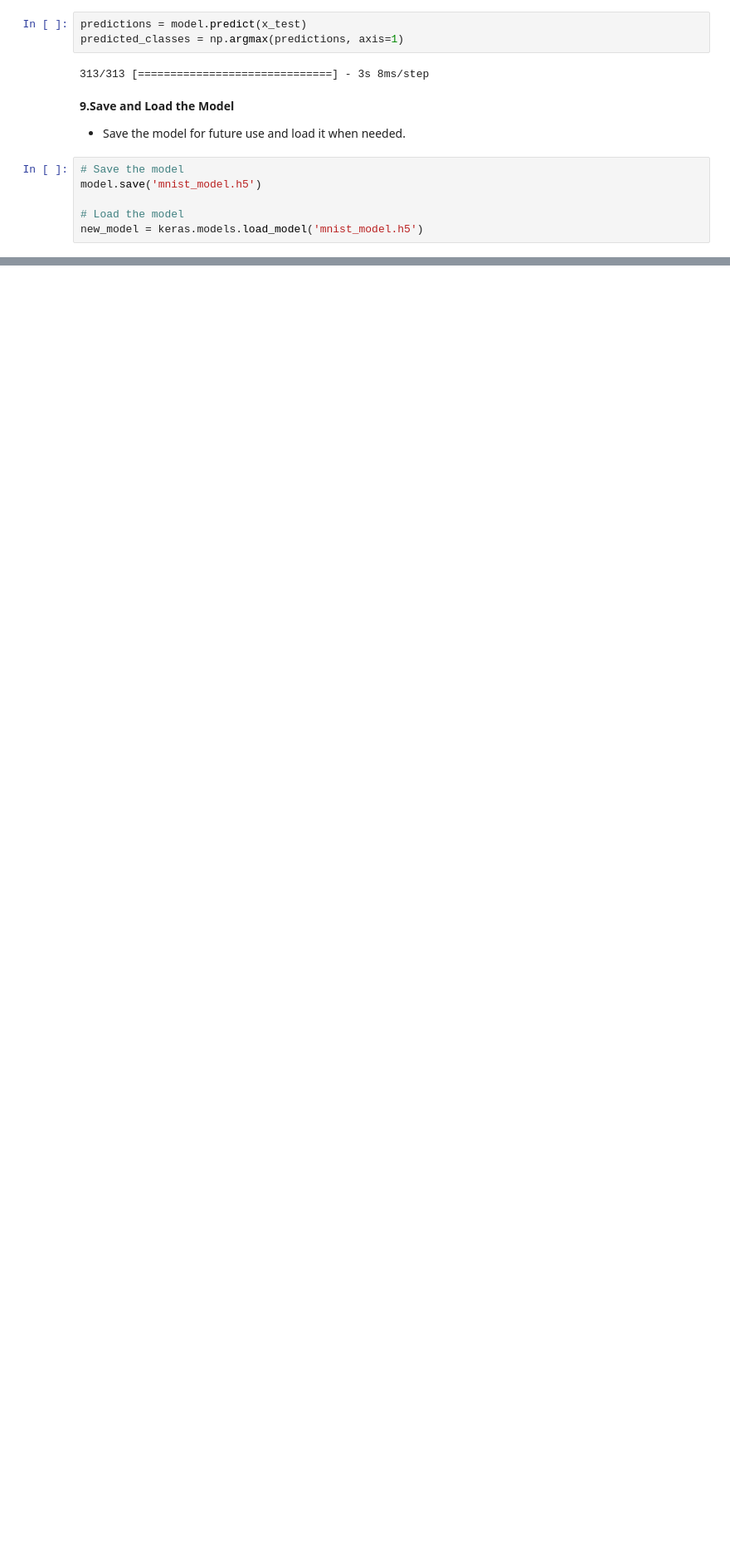
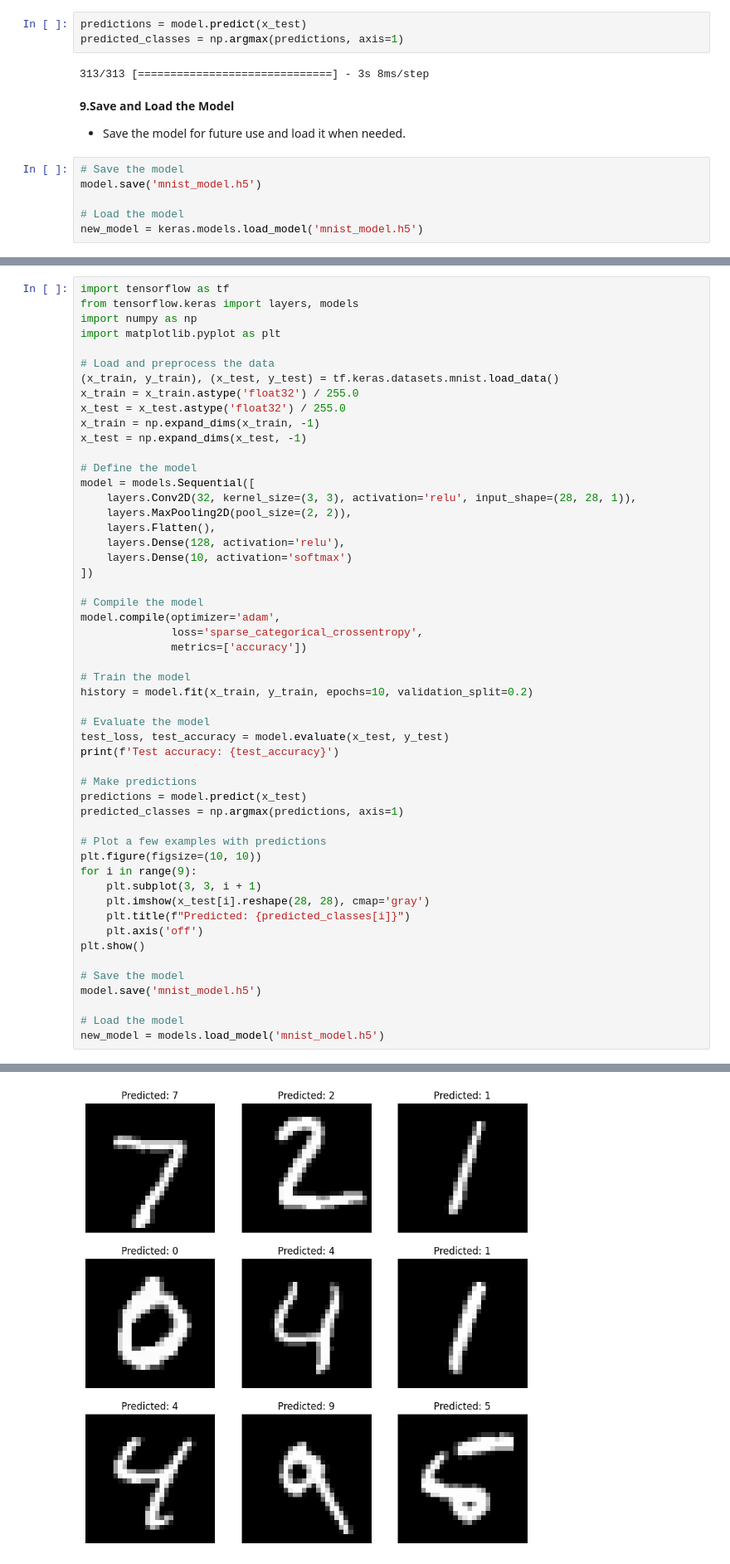
Before and after one commit to mukeshrock7897/TensorFlow_Notes, a Jupyter notebook: Beginner_Level_TensorFlow_2_0.ipynb, the cells around one changed output, grey strips where cells are left out. Shown: that part at 83% size. Cells and saved outputs as stored; diff of their text form; blank space fills up the shorter version.

```diff
--- a/Beginner_Level_TensorFlow_2_0.ipynb
+++ b/Beginner_Level_TensorFlow_2_0.ipynb
@@ -959,0 +981,53 @@ new_model = keras.models.load_model('mnist_model.h5')
+# %%
+import tensorflow as tf
+from tensorflow.keras import layers, models
+import numpy as np
+import matplotlib.pyplot as plt
+
+# Load and preprocess the data
+(x_train, y_train), (x_test, y_test) = tf.keras.datasets.mnist.load_data()
+x_train = x_train.astype('float32') / 255.0
+x_test = x_test.astype('float32') / 255.0
+x_train = np.expand_dims(x_train, -1)
+x_test = np.expand_dims(x_test, -1)
+
+# Define the model
+model = models.Sequential([
+    layers.Conv2D(32, kernel_size=(3, 3), activation='relu', input_shape=(28, 28, 1)),
+    layers.MaxPooling2D(pool_size=(2, 2)),
+    layers.Flatten(),
+    layers.Dense(128, activation='relu'),
+    layers.Dense(10, activation='softmax')
+])
+
+# Compile the model
+model.compile(optimizer='adam',
+              loss='sparse_categorical_crossentropy',
+              metrics=['accuracy'])
+
+# Train the model
+history = model.fit(x_train, y_train, epochs=10, validation_split=0.2)
+
+# Evaluate the model
+test_loss, test_accuracy = model.evaluate(x_test, y_test)
+print(f'Test accuracy: {test_accuracy}')
+
+# Make predictions
+predictions = model.predict(x_test)
+predicted_classes = np.argmax(predictions, axis=1)
+
+# Plot a few examples with predictions
+plt.figure(figsize=(10, 10))
+for i in range(9):
+    plt.subplot(3, 3, i + 1)
+    plt.imshow(x_test[i].reshape(28, 28), cmap='gray')
+    plt.title(f"Predicted: {predicted_classes[i]}")
+    plt.axis('off')
+plt.show()
+
+# Save the model
+model.save('mnist_model.h5')
+
+# Load the model
+new_model = models.load_model('mnist_model.h5')
+# %% [output]
@@ -959,0 +1051 @@ new_model = keras.models.load_model('mnist_model.h5')
+[figure, added]
```
Also changed, not shown: parts of 2 cells of this notebook.
